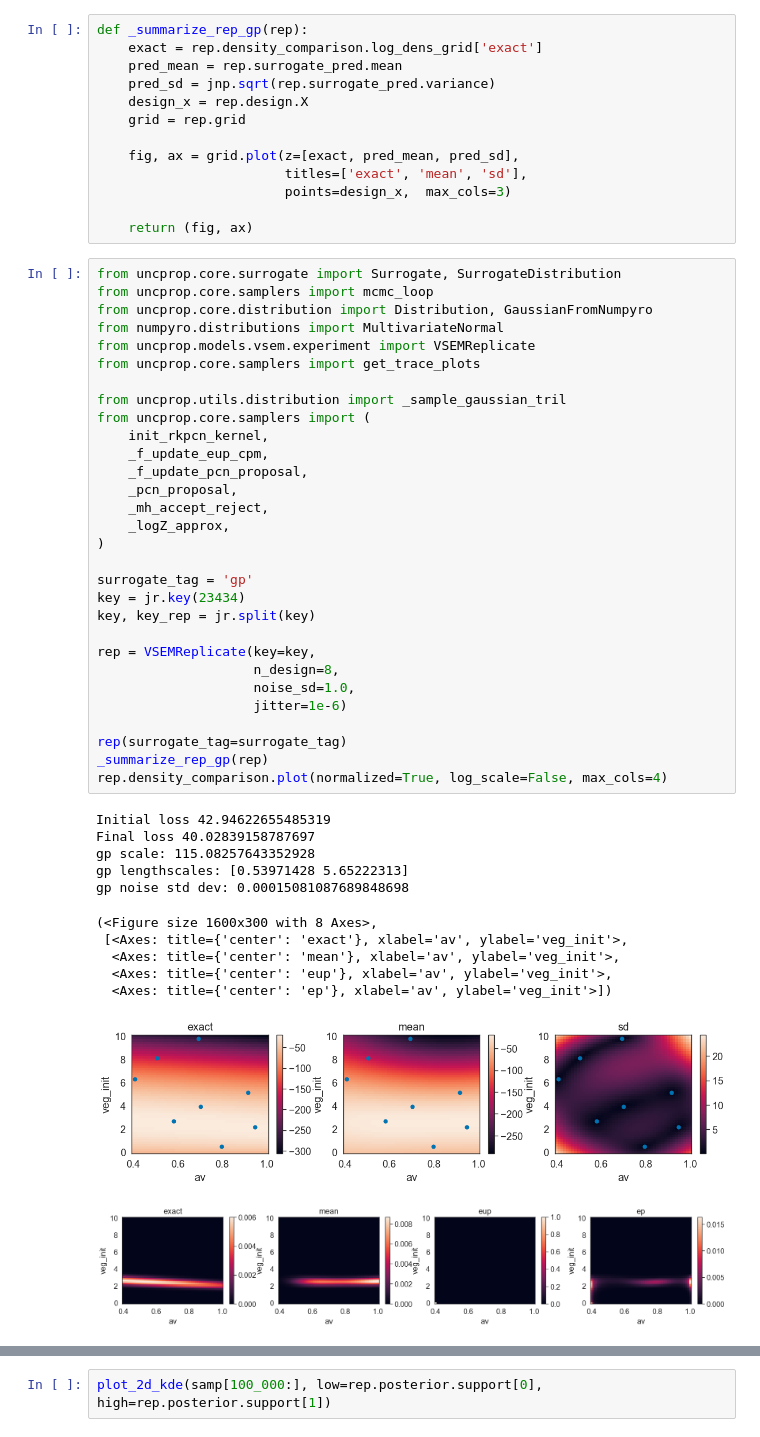
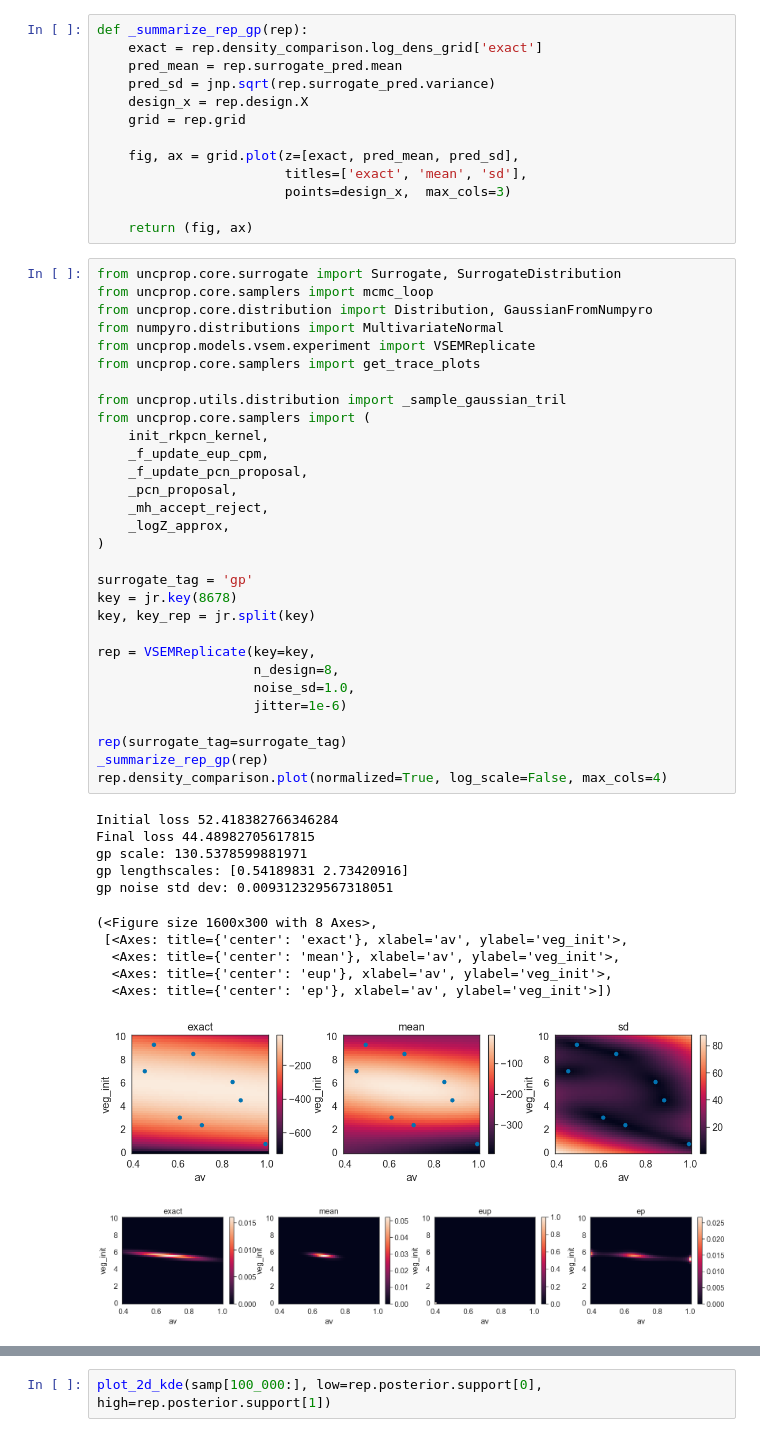
Before and after one commit to arob5/Bayesian-inference-with-surrogates, a Jupyter notebook: experiments/test.ipynb, the cells around one changed output, grey strips where cells are left out. Saved outputs shown, nothing was run; the diff lists cells and outputs as text.

```diff
--- a/experiments/test.ipynb
+++ b/experiments/test.ipynb
@@ -285,38 +285,38 @@ from numpyro.distributions import MultivariateNormal
 from uncprop.models.vsem.experiment import VSEMReplicate
 from uncprop.core.samplers import get_trace_plots
 
 from uncprop.utils.distribution import _sample_gaussian_tril
 from uncprop.core.samplers import (
     init_rkpcn_kernel,
     _f_update_eup_cpm,
     _f_update_pcn_proposal,
     _pcn_proposal,
     _mh_accept_reject,
     _logZ_approx,
 )
 
 surrogate_tag = 'gp'
-key = jr.key(23434)
+key = jr.key(8678)
 key, key_rep = jr.split(key)
 
 rep = VSEMReplicate(key=key,
                     n_design=8,
                     noise_sd=1.0,
                     jitter=1e-6)
 
 rep(surrogate_tag=surrogate_tag)
 _summarize_rep_gp(rep)
 rep.density_comparison.plot(normalized=True, log_scale=False, max_cols=4)
 # %% [output]
-Initial loss 42.94622655485319
-Final loss 40.02839158787697
-gp scale: 115.08257643352928
-gp lengthscales: [0.53971428 5.65222313]
-gp noise std dev: 0.00015081087689848698
+Initial loss 52.418382766346284
+Final loss 44.48982705617815
+gp scale: 130.5378599881971
+gp lengthscales: [0.54189831 2.73420916]
+gp noise std dev: 0.009312329567318051
 (<Figure size 1600x300 with 8 Axes>,
  [<Axes: title={'center': 'exact'}, xlabel='av', ylabel='veg_init'>,
   <Axes: title={'center': 'mean'}, xlabel='av', ylabel='veg_init'>,
   <Axes: title={'center': 'eup'}, xlabel='av', ylabel='veg_init'>,
   <Axes: title={'center': 'ep'}, xlabel='av', ylabel='veg_init'>])
-[figure, old version]
+[figure, new version]
-[figure, old version]
+[figure, new version]
```
Also changed, not shown: parts of 6 cells of this notebook, 2 other files.
